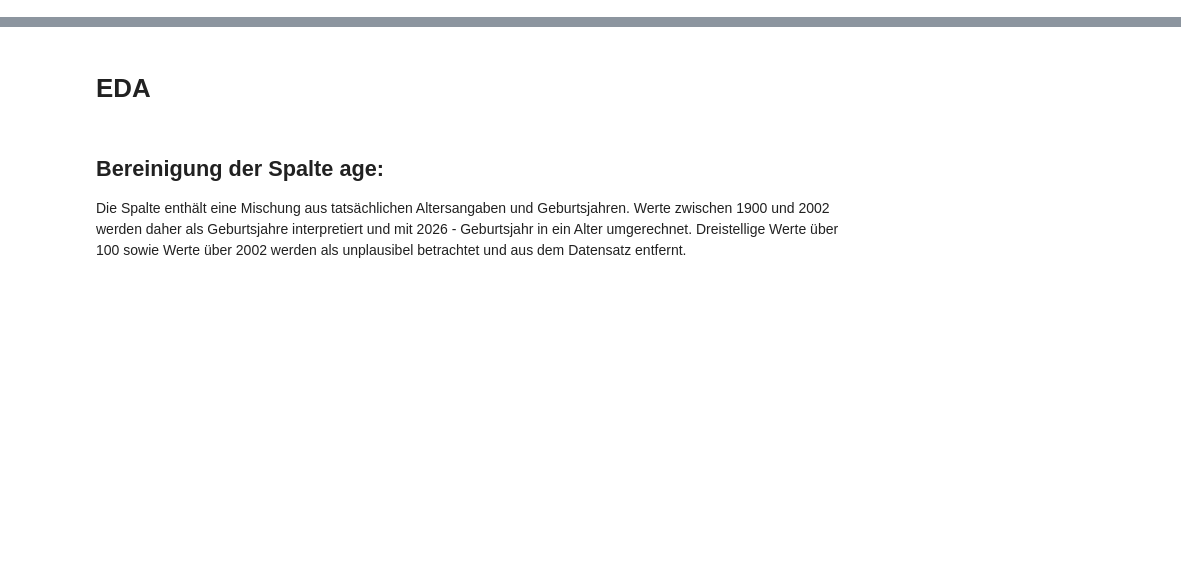
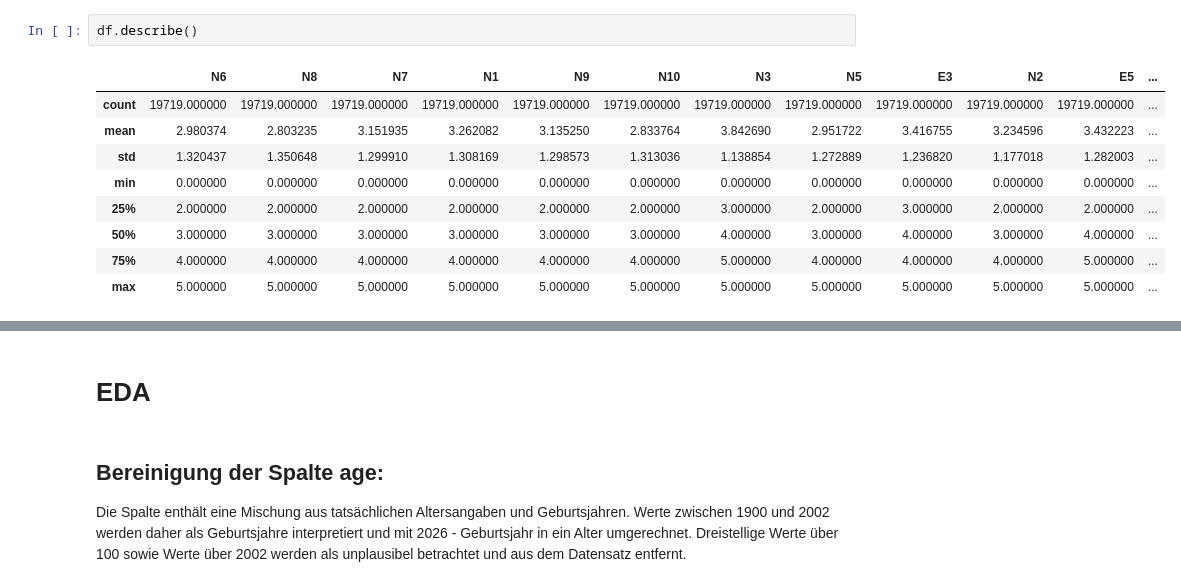
Before and after one commit to MaWeDu/big-five-personality, a Jupyter notebook: MP/MP EDA Personality.ipynb, the cells around one changed output, grey strips where cells are left out. Cells and saved outputs as stored; diff of their text form; blank space fills up the shorter version.

```diff
--- a/MP/MP EDA Personality.ipynb
+++ b/MP/MP EDA Personality.ipynb
@@ -38,3 +60,15 @@ df.info()
+# %%
+df.describe()
+# %% [output]
+|  | N6 | N8 | N7 | N1 | N9 | N10 | N3 | N5 | E3 | N2 | E5 | ... |
+| count | 19719.000000 | 19719.000000 | 19719.000000 | 19719.000000 | 19719.000000 | 19719.000000 | 19719.000000 | 19719.000000 | 19719.000000 | 19719.000000 | 19719.000000 | ... |
+| mean | 2.980374 | 2.803235 | 3.151935 | 3.262082 | 3.135250 | 2.833764 | 3.842690 | 2.951722 | 3.416755 | 3.234596 | 3.432223 | ... |
+| std | 1.320437 | 1.350648 | 1.299910 | 1.308169 | 1.298573 | 1.313036 | 1.138854 | 1.272889 | 1.236820 | 1.177018 | 1.282003 | ... |
+| min | 0.000000 | 0.000000 | 0.000000 | 0.000000 | 0.000000 | 0.000000 | 0.000000 | 0.000000 | 0.000000 | 0.000000 | 0.000000 | ... |
+| 25% | 2.000000 | 2.000000 | 2.000000 | 2.000000 | 2.000000 | 2.000000 | 3.000000 | 2.000000 | 3.000000 | 2.000000 | 2.000000 | ... |
+| 50% | 3.000000 | 3.000000 | 3.000000 | 3.000000 | 3.000000 | 3.000000 | 4.000000 | 3.000000 | 4.000000 | 3.000000 | 4.000000 | ... |
+| 75% | 4.000000 | 4.000000 | 4.000000 | 4.000000 | 4.000000 | 4.000000 | 5.000000 | 4.000000 | 4.000000 | 4.000000 | 5.000000 | ... |
+| max | 5.000000 | 5.000000 | 5.000000 | 5.000000 | 5.000000 | 5.000000 | 5.000000 | 5.000000 | 5.000000 | 5.000000 | 5.000000 | ... |
 # %%
 print("Anzahl aller NaN-Werte:", df.isna().sum().sum())
 
```
Also changed, not shown: parts of 29 cells of this notebook, 4 other files.
